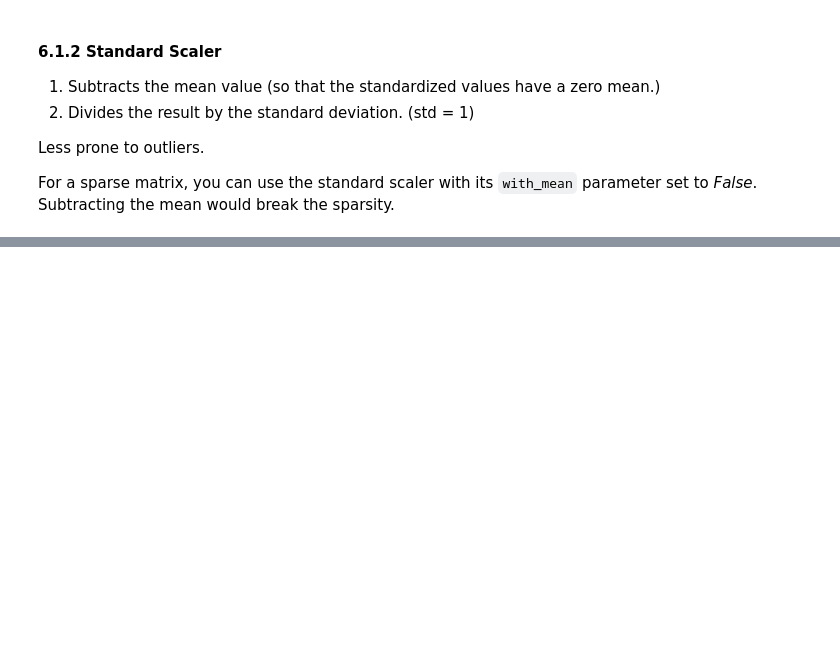
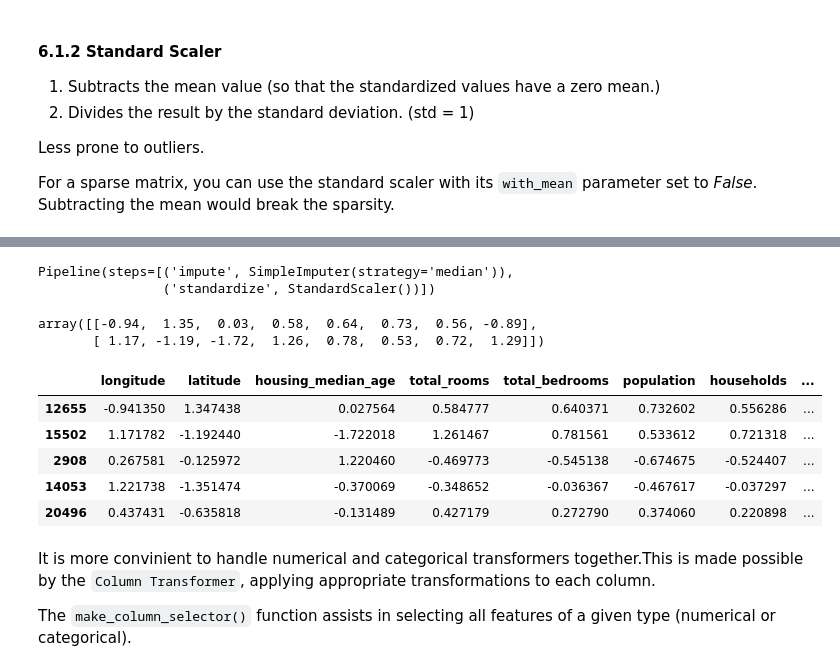
Before and after one commit to peterkahumu/Machine-Learning, a Jupyter notebook: recap_regression_housing.ipynb, the cells around one changed output, grey strips where cells are left out. Saved outputs shown, nothing was run; the diff lists cells and outputs as text; code cells hidden in the pictures; blank space fills up the shorter version.

```diff
--- a/recap_regression_housing.ipynb
+++ b/recap_regression_housing.ipynb
@@ -351,0 +407,36 @@ Another approach is _`bucketizing`_, chopping off the distribution into roughtly
+# %%
+
+num_pipeline = Pipeline([
+    ("impute", SimpleImputer(strategy="median")),
+    ("standardize", StandardScaler()),
+])
+
+cat_pipeline = Pipeline([
+    ("impute", SimpleImputer(strategy="most_frequent")),
+    ("encode", OneHotEncoder(handle_unknown="ignore"))# do not raise an error if an unknown column is provided.
+])
+num_pipeline
+# %% [output]
+Pipeline(steps=[('impute', SimpleImputer(strategy='median')),
+                ('standardize', StandardScaler())])
+# %%
+housing_num_prepared = num_pipeline.fit_transform(housing_num)
+housing_num_prepared[:2].round(2)
+# %% [output]
+array([[-0.94,  1.35,  0.03,  0.58,  0.64,  0.73,  0.56, -0.89],
+       [ 1.17, -1.19, -1.72,  1.26,  0.78,  0.53,  0.72,  1.29]])
+# %%
+# converting it to a dataframe.
+df_housing_num_prepared = pd.DataFrame(housing_num_prepared, columns=num_pipeline.get_feature_names_out(), index=housing_num.index)
+df_housing_num_prepared.head()
+# %% [output]
+|  | longitude | latitude | housing_median_age | total_rooms | total_bedrooms | population | households | ... |
+| 12655 | -0.941350 | 1.347438 | 0.027564 | 0.584777 | 0.640371 | 0.732602 | 0.556286 | ... |
+| 15502 | 1.171782 | -1.192440 | -1.722018 | 1.261467 | 0.781561 | 0.533612 | 0.721318 | ... |
+| 2908 | 0.267581 | -0.125972 | 1.220460 | -0.469773 | -0.545138 | -0.674675 | -0.524407 | ... |
+| 14053 | 1.221738 | -1.351474 | -0.370069 | -0.348652 | -0.036367 | -0.467617 | -0.037297 | ... |
+| 20496 | 0.437431 | -0.635818 | -0.131489 | 0.427179 | 0.272790 | 0.374060 | 0.220898 | ... |
+# %% [markdown]
+It is more convinient to handle numerical and categorical transformers together.This is made possible by the `Column Transformer`, applying appropriate transformations to each column.
+
+The `make_column_selector()` function assists in selecting all features of a given type (numerical or categorical).
```
Also changed, not shown: parts of 9 cells of this notebook.
